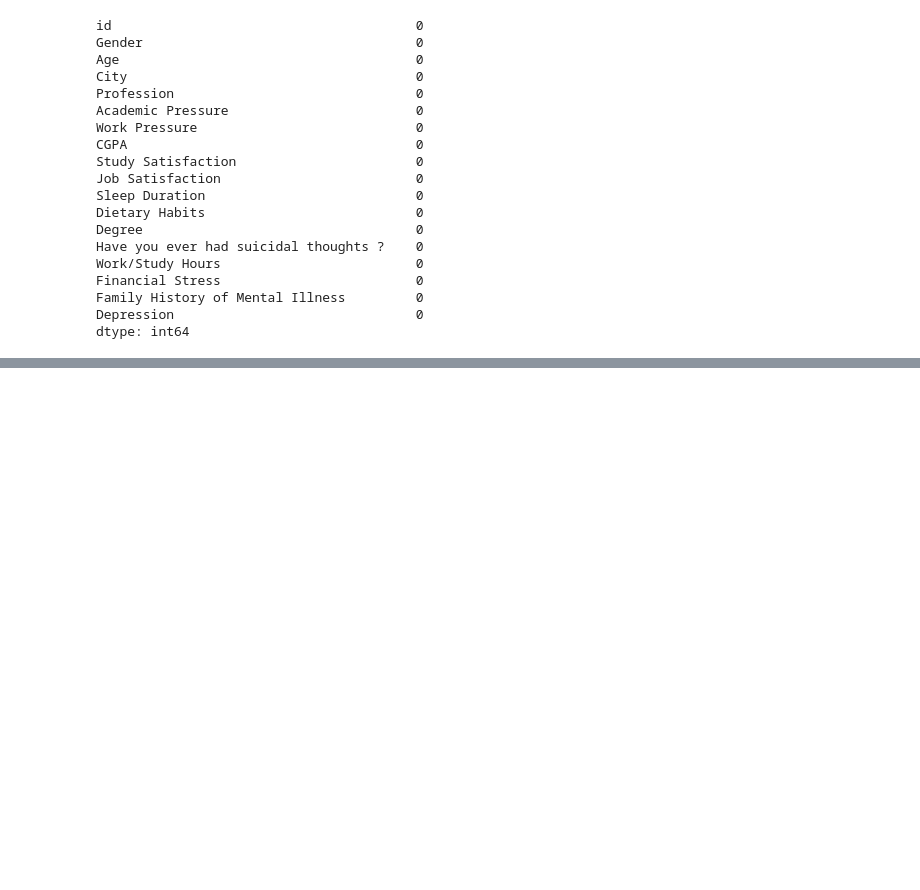
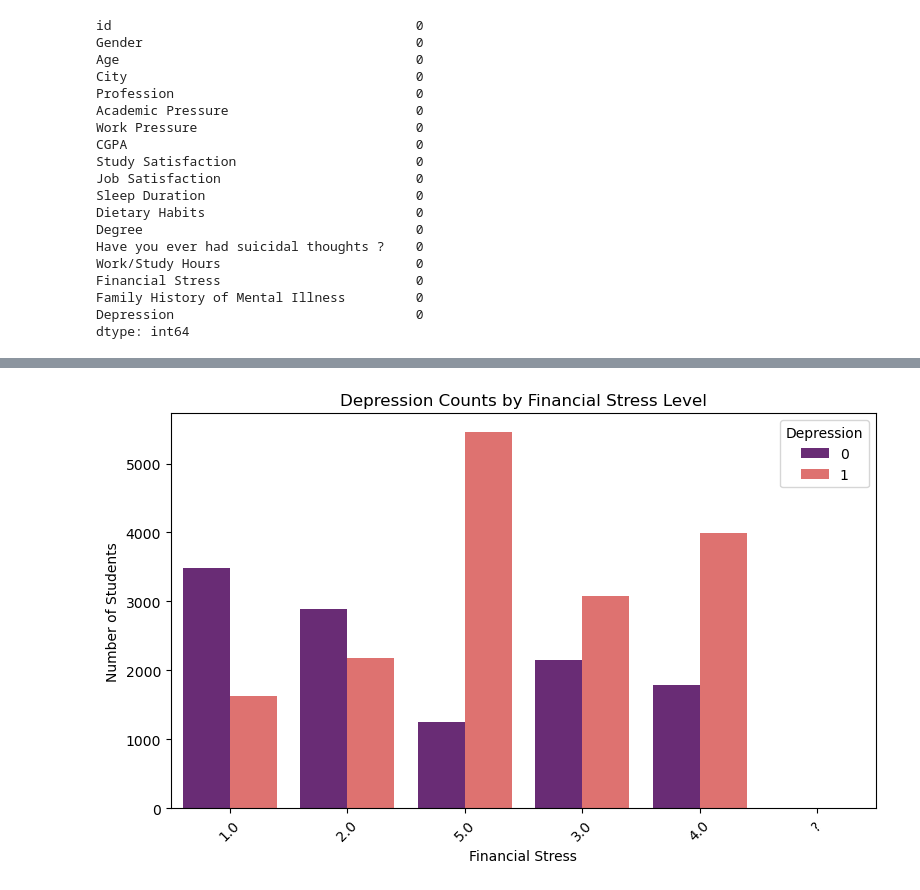
Before and after one commit to JustinCordova/student-depression-prediction, a Jupyter notebook: main.ipynb, the cells around one changed output, grey strips where cells are left out. Drawn from its saved outputs; the diff is of its cells as text; code cells hidden in the pictures; blank space fills up the shorter version.

```diff
--- a/main.ipynb
+++ b/main.ipynb
@@ -115,0 +243,12 @@ for col in categorical_cols:
+# %%
+plt.figure(figsize=(8, 5))
+sns.countplot(data=df, x='financial_stress', hue='depression', palette='magma')
+plt.title('Depression Counts by Financial Stress Level')
+plt.xlabel('Financial Stress')
+plt.ylabel('Number of Students')
+plt.legend(title='Depression')
+plt.xticks(rotation=45)
+plt.tight_layout()
+plt.show()
+# %% [output]
+[figure, added]
```
Also changed, not shown: parts of 18 cells of this notebook, 1 other file.
